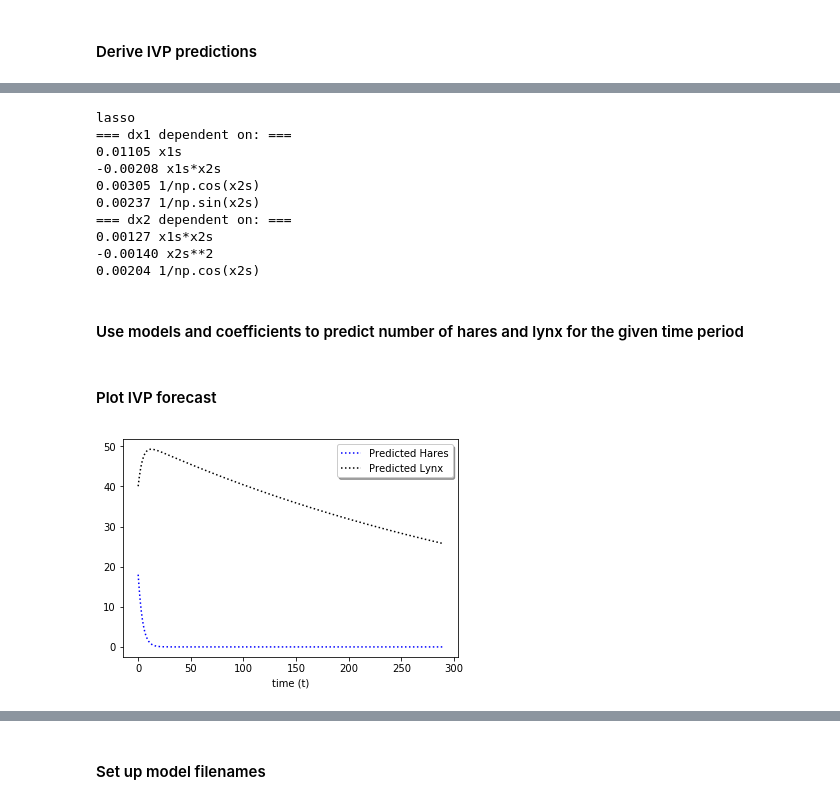
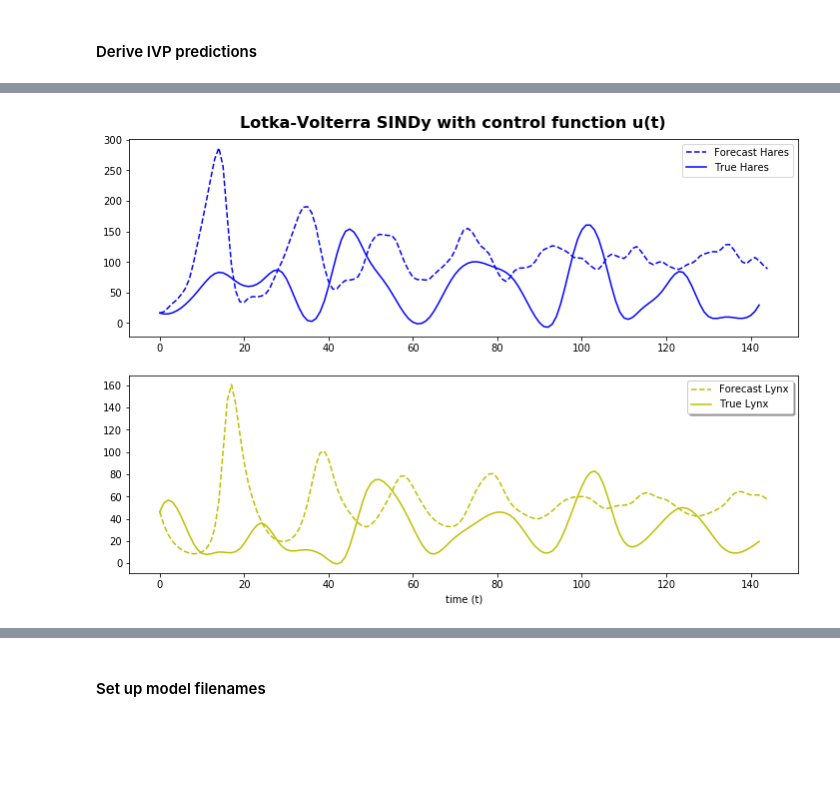
Before and after one commit to jmichellehu/ComplexSystems_AMATH563, a Jupyter notebook: hw2/AMATH563_hw2_Q3_Q4.ipynb, the cells around one changed output, grey strips where cells are left out. Cells and saved outputs as stored; diff of their text form; code cells hidden in the pictures; blank space fills up the shorter version.

```diff
--- a/hw2/AMATH563_hw2_Q3_Q4.ipynb
+++ b/hw2/AMATH563_hw2_Q3_Q4.ipynb
@@ -44,3 +53,7 @@ df.head()
+# %%
+y_position=0.92
+fontsize=16
+weight="bold"
 # %% [markdown]
 ## Question 3. Empirical Predator-Prey models such as Lotka-Volterra are commonly used to model such phenomenon. Consider the model x ̇ = (b − py)x and y ̇ = (rx − d)y. Use the data to fit values of b, p, r and d.
 # %% [markdown]
@@ -70,8 +65,10 @@ def densify(t,y,dt):
 X=df.Hare.values
 Y=df.Lynx.values
 
+make_it_dense = 5
+
 t = df.Year.values
-dt = (t[1] - t[0])/10 # make 10 times more points ()
+dt = (t[1] - t[0])/make_it_dense # make 5 times more points
 
 # Interpolate for more points
 years, X = densify(t, X, dt)
@@ -420,20 +334,0 @@ Wall time: 40.5 ms
-# %%
-ec='k'
-
-fig, ax = plt.subplots(3, 2, figsize=(12, 12), sharex=True, sharey=True)
-
-# Xi 1 solutions
-ax[0,0].bar(np.arange(len(A)), xi1_lasso8, ec=ec)
-ax[1,0].bar(np.arange(len(A)), xi1_lasso, ec=ec)
-ax[2,0].bar(np.arange(len(A)), xi1_lars, ec=ec)
-ax[0,0].set_title("Xi 1 LASSO 8")
-ax[1,0].set_title("Xi 1 LASSO")
-ax[2,0].set_title("Xi 1 LARS")
-
-# Xi 2 solutions
-ax[0,1].bar(np.arange(len(A)), xi2_lasso8, ec=ec)
-ax[1,1].bar(np.arange(len(A)), xi2_lasso, ec=ec)
-ax[2,1].bar(np.arange(len(A)), xi2_lars, ec=ec)
-ax[0,1].set_title("Xi 2 LASSO 8")
-ax[1,1].set_title("Xi 2 LASSO")
-ax[2,1].set_title("Xi 2 LARS");
@@ -486,32 +334,0 @@ ax[1].set_xticklabels(xi2_lasso_names, rotation=rotation);
-# %%
-xi1_coefs = [xi1_lasso8, xi1_lasso, xi1_lars]
-xi2_coefs = [xi2_lasso8, xi2_lasso, xi2_lars]
-models = ["lasso8", "lasso", "lars"]
-
-A_names=np.array(A_names)
-
-for i, (xi1, xi2, model) in enumerate(zip(xi1_coefs, xi2_coefs, models)):
-    if i == 1:
-        print(model)
-        print("=== dx1 dependent on: ===")
-        for idx, j, in enumerate(np.abs(xi1)>thresh):
-            if j:
-                print("{0:.5f}".format(xi1[idx]), A_names[idx])
-
-        print("=== dx2 dependent on: ===")
-        for idx, k, in enumerate(np.abs(xi2)>thresh):
-            if k:
-                print("{0:.5f}".format(xi2[idx]), A_names[idx])
-# %% [output]
-lasso
-=== dx1 dependent on: ===
-0.01105 x1s
--0.00208 x1s*x2s
-0.00305 1/np.cos(x2s)
-0.00237 1/np.sin(x2s)
-=== dx2 dependent on: ===
-0.00127 x1s*x2s
--0.00140 x2s**2
-0.00204 1/np.cos(x2s)
-# %% [markdown]
-#### Use models and coefficients to predict number of hares and lynx for the given time period
@@ -545,15 +335,20 @@ sol = solve_ivp(lotka_volterra, t_range, x0,
-# %% [markdown]
-#### Plot IVP forecast
 # %%
-t = np.arange(0, len(years), 1)
-predictions = sol.sol(t)
+fig, axes = plt.subplots(2, 1, figsize=(12, 8))
+axes[0].plot(t, predictions[0].T, "b--", label="Forecast Hares")
+axes[0].plot(X, "b", label="True Hares")
 
-plt.plot(t, predictions[0].T, "b:", label="Forecast Hares")
-plt.plot(t, predictions[1].T, "k:", label="Forecast Lynx")
+axes[1].plot(t, predictions[1].T, "y--", label="Forecast Lynx")
+axes[1].plot(Y, "y", label="True Lynx")
+
+for ax in axes:
+    ax.legend()
+
 plt.xlabel('time (t)')
+plt.suptitle("Lotka-Volterra SINDy with control function u(t)",
+             y=y_position, fontsize=fontsize, weight=weight);
 
 plt.legend(shadow=True)
 plt.show()
 # %% [output]
-[figure, old version]
+[figure, new version]
 # %% [markdown]
```
Also changed, not shown: parts of 63 cells of this notebook, 2 other files.
